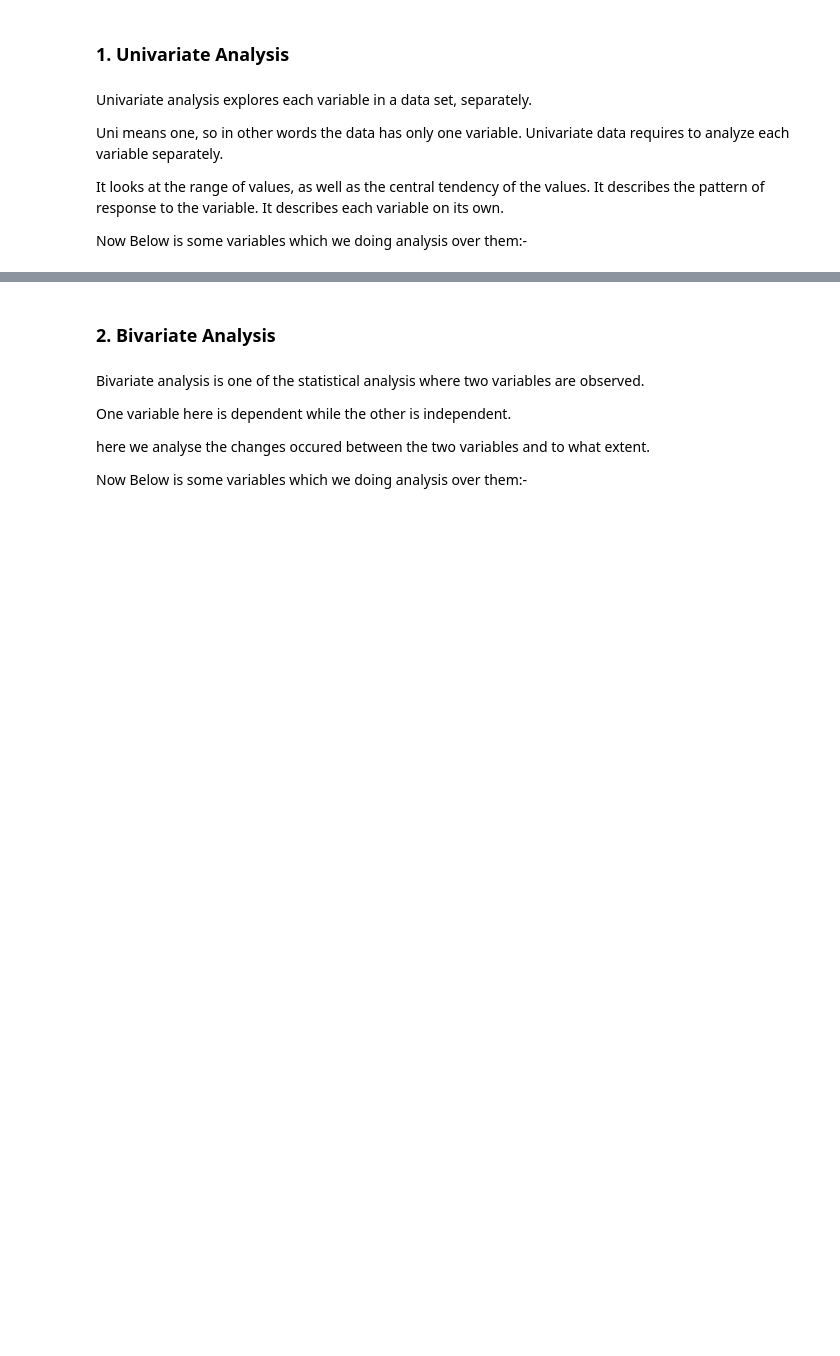
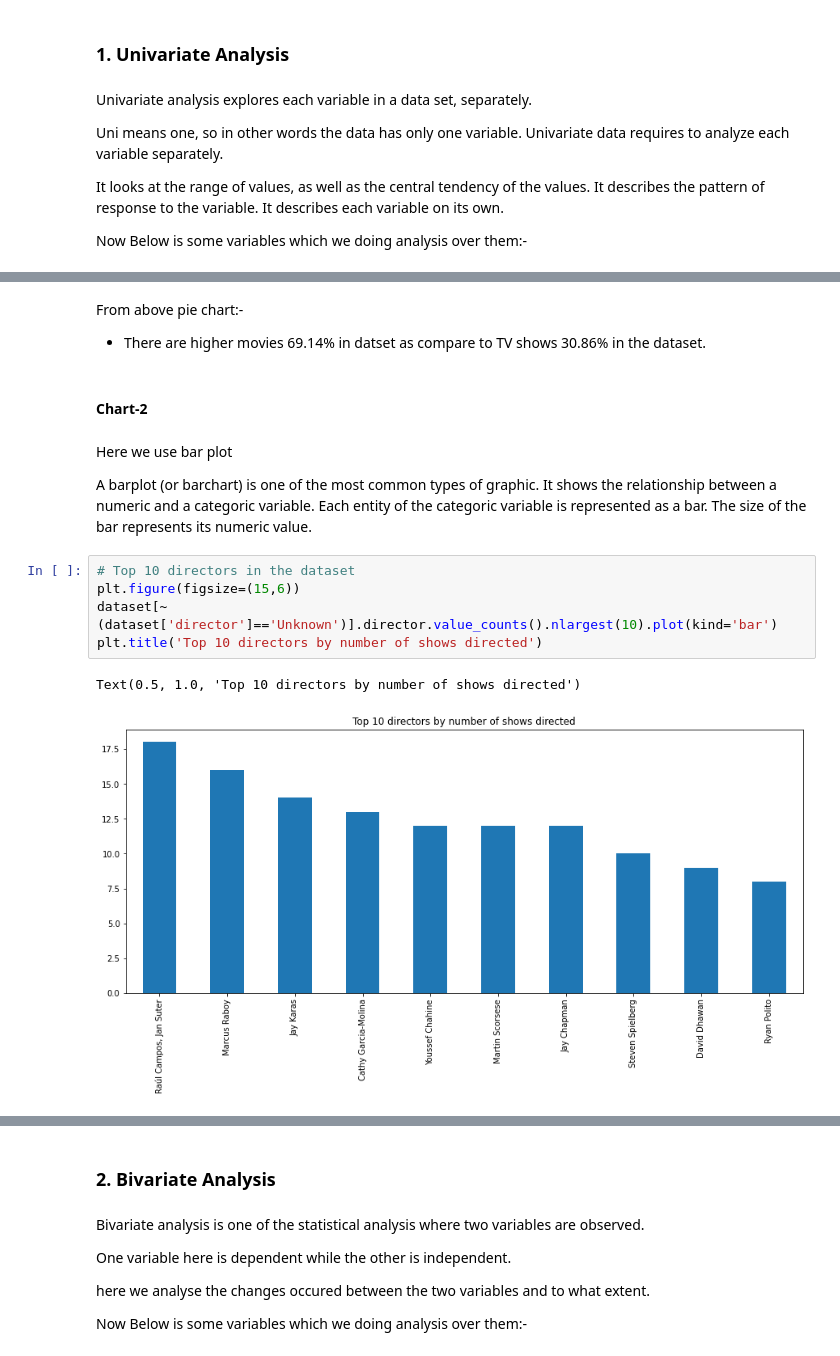
Before and after one commit to KrushnaChaure/Netflix-Movies-and-TV-Shows-Clustering, a Jupyter notebook: Krushna_Chaure_Netflix_Movies_and_TV_Shows_Clustering_Capstone_Project.ipynb, the cells around one changed output, grey strips where cells are left out. Saved outputs shown, nothing was run; the diff lists cells and outputs as text; blank space fills up the shorter version.

```diff
--- a/Krushna_Chaure_Netflix_Movies_and_TV_Shows_Clustering_Capstone_Project.ipynb
+++ b/Krushna_Chaure_Netflix_Movies_and_TV_Shows_Clustering_Capstone_Project.ipynb
@@ -287,0 +486,18 @@ Now Below is some variables which we doing analysis over them:-
+# %% [markdown]
+From above pie chart:-
+
+*   There are higher movies 69.14% in datset as compare to TV shows 30.86% in the dataset.
+# %% [markdown]
+#### Chart-2
+# %% [markdown]
+Here we use bar plot
+
+A barplot (or barchart) is one of the most common types of graphic. It shows the relationship between a numeric and a categoric variable. Each entity of the categoric variable is represented as a bar. The size of the bar represents its numeric value.
+# %%
+# Top 10 directors in the dataset
+plt.figure(figsize=(15,6))
+dataset[~(dataset['director']=='Unknown')].director.value_counts().nlargest(10).plot(kind='bar')
+plt.title('Top 10 directors by number of shows directed')
+# %% [output]
+Text(0.5, 1.0, 'Top 10 directors by number of shows directed')
+[figure, added]
```
Also changed, not shown: parts of 44 cells of this notebook.
